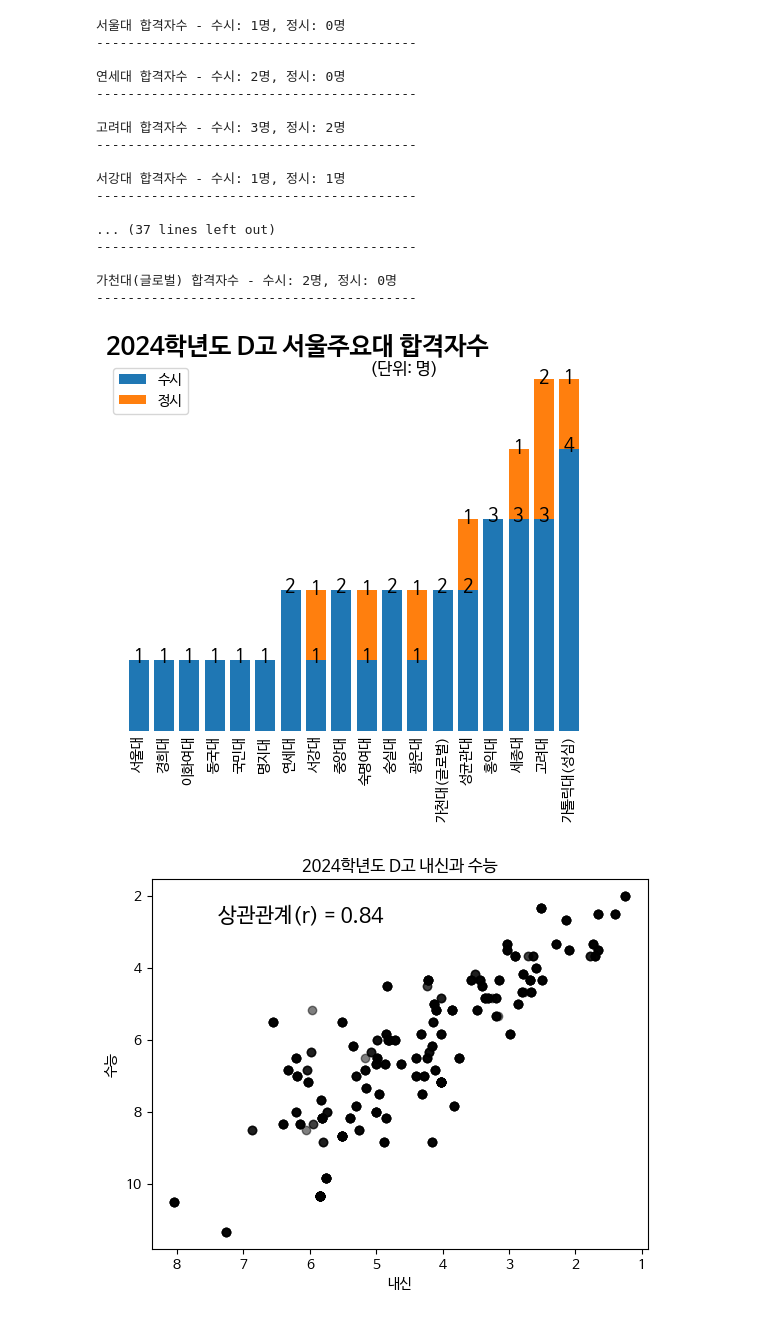
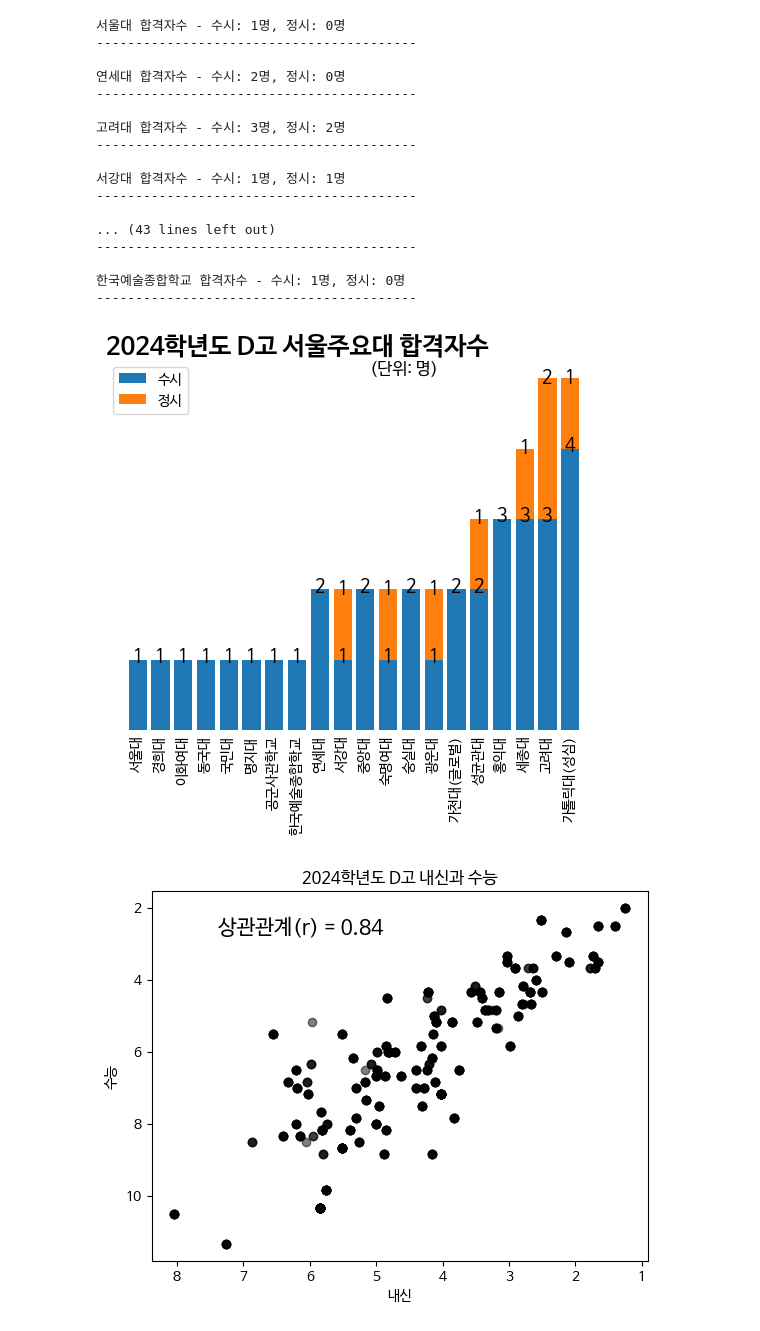
Before and after one commit to ecloguehwang/HSS, a Jupyter notebook: 합불자료정리_2024학년도D고입시.ipynb, the cells around one changed output. Saved outputs shown, nothing was run; the diff lists cells and outputs as text; code cells hidden in the pictures.

```diff
--- a/합불자료정리_2024학년도D고입시.ipynb
+++ b/합불자료정리_2024학년도D고입시.ipynb
@@ -119,7 +119,7 @@ import matplotlib.pyplot as plt
 
 #표시할 대학리스트
 uni = ['서울대', '연세대', '고려대', '서강대', '성균관대', '한양대', '중앙대', '경희대', '한국외대', '서울시립대', '이화여대', '건국대', '동국대', '홍익대',
-       '숙명여대', '국민대', '숭실대', '세종대', '서울과기대', '광운대', '명지대', '상명대', '가톨릭대(성심)', '가천대(글로벌)']
+       '숙명여대', '국민대', '숭실대', '세종대', '서울과기대', '광운대', '명지대', '상명대', '가톨릭대(성심)', '가천대(글로벌)', '공군사관학교', '한국예술종합학교']
 
 
 # 데이터 부르기
@@ -194,36 +194,36 @@ if len(uni_new) > 0:
     # X축 눈금(ticks) 제거
     ax.tick_params(axis='x', which='both', length=0)
 
 
     plt.xticks(rotation= 90)  # x축 45도 회전
     plt.box(False)  # 테두리 박스 제거
     plt.yticks([])  # y축 제거
 
     path = '/content/drive/MyDrive/python/deungchon/result_d/'
     plt.savefig(f'{path}pass_2024_등촌고_합격자막대그래프.png')
     plt.savefig(f'{path}pass_2024_등촌고_합격자막대그래프.pdf')
     plt.show()
 else:
     print("아쉽게도 그래프를 그릴 합격자가 없습니다.")
 # %% [output]
 서울대 합격자수 - 수시: 1명, 정시: 0명
 -----------------------------------------
 
 연세대 합격자수 - 수시: 2명, 정시: 0명
 -----------------------------------------
 
 고려대 합격자수 - 수시: 3명, 정시: 2명
 -----------------------------------------
 
 서강대 합격자수 - 수시: 1명, 정시: 1명
 -----------------------------------------
 
-... (37 lines left out)
+... (43 lines left out)
 -----------------------------------------
 
-가천대(글로벌) 합격자수 - 수시: 2명, 정시: 0명
+한국예술종합학교 합격자수 - 수시: 1명, 정시: 0명
 -----------------------------------------
-[figure, old version]
+[figure, new version]
 # %%
 #내신과 수능과 상관관계A: 산포도
 
```
Also changed, not shown: parts of 18 cells of this notebook.
